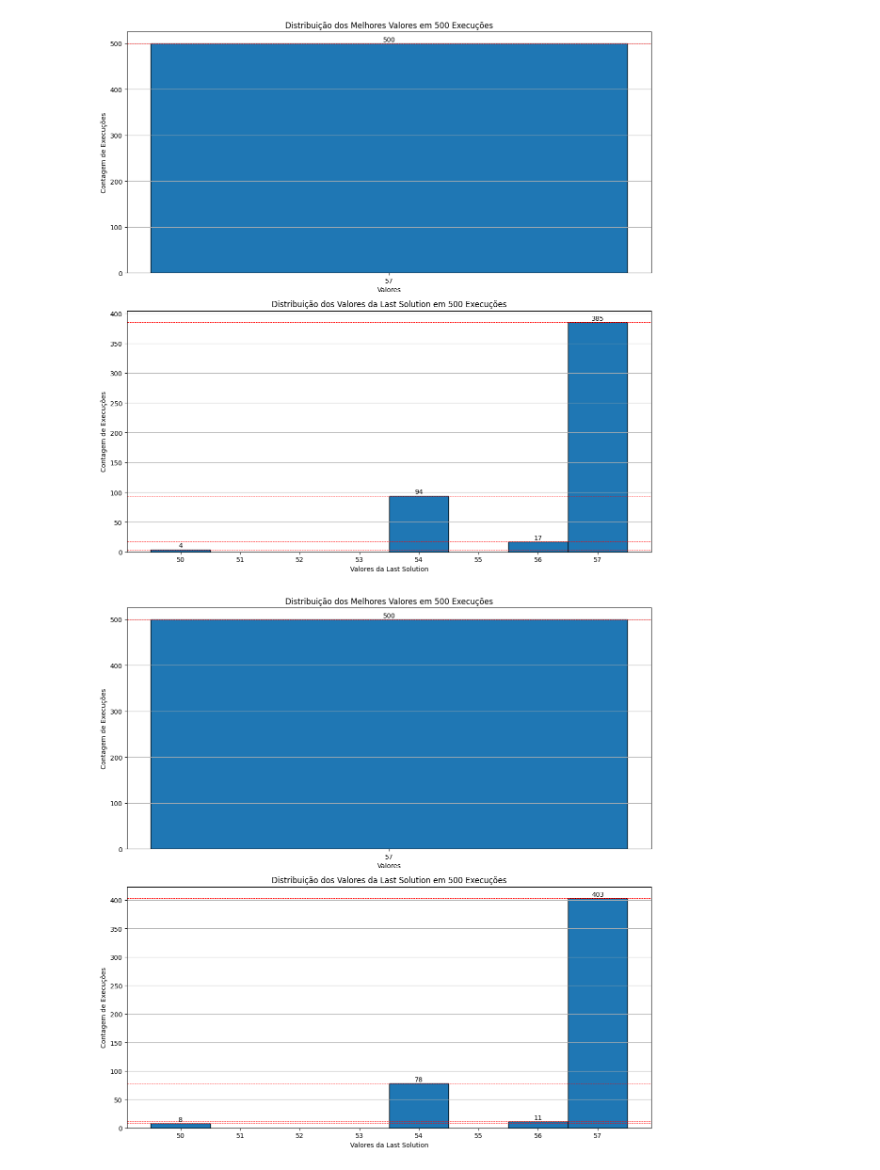
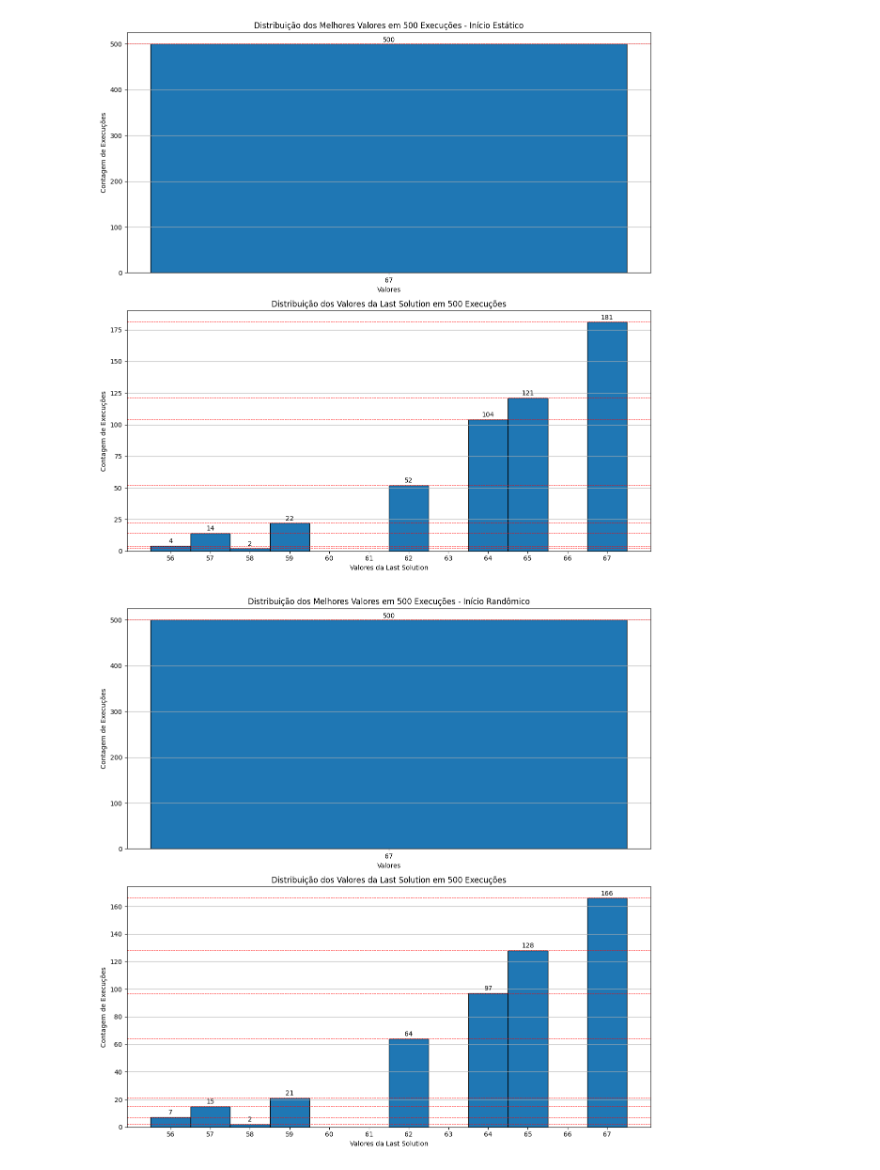
Before and after one commit to Nkamura/SI-Knapsack-problem, a Jupyter notebook: Better Alg.ipynb, the cells around one changed output. Saved outputs shown, nothing was run; the diff lists cells and outputs as text; code cells hidden in the pictures.

```diff
--- a/Better Alg.ipynb
+++ b/Better Alg.ipynb
@@ -20,8 +20,8 @@ import numpy as np
 
 def mochilaInicial(n):
     # Gerando valores aleatórios para pesos e valores dos itens
-    pesos = np.random.randint(0, 16, size=n)
-    valores = np.random.randint(0, 16, size=n)
+    pesos = np.random.randint(0, 20, size=n)
+    valores = np.random.randint(0, 20, size=n)
 
     # Construindo a matriz com pesos e valores
     matriz = np.array([pesos, valores])
@@ -333,7 +333,7 @@ plt.subplot(2, 1, 1)  # 2 linhas, 1 coluna, gráfico 1
 bars = plt.bar(unique_values, counts, width=1, edgecolor='black', align='center')
 plt.xlabel('Valores')
 plt.ylabel('Contagem de Execuções')
-plt.title(f'Distribuição dos Melhores Valores em {num_iterations} Execuções')
+plt.title(f'Distribuição dos Melhores Valores em {num_iterations} Execuções - Início Estático')
 plt.xticks(np.arange(min(unique_values), max(unique_values) + 1, 1))  # Eixo X de 1 em 1
 plt.grid(axis='y')  # Grade para facilitar a visualização
 
@@ -368,7 +368,7 @@ plt.savefig(output_path, format='jpg')
 
 plt.show()
 # %% [output]
-[figure, old version]
+[figure, new version]
 # %%
 import os
 import numpy as np
@@ -402,7 +402,7 @@ plt.subplot(2, 1, 1)  # 2 linhas, 1 coluna, gráfico 1
 bars = plt.bar(unique_values, counts, width=1, edgecolor='black', align='center')
 plt.xlabel('Valores')
 plt.ylabel('Contagem de Execuções')
-plt.title(f'Distribuição dos Melhores Valores em {num_iterations} Execuções')
+plt.title(f'Distribuição dos Melhores Valores em {num_iterations} Execuções - Início Randômico')
 plt.xticks(np.arange(min(unique_values), max(unique_values) + 1, 1))  # Eixo X de 1 em 1
 plt.grid(axis='y')  # Grade para facilitar a visualização
 
@@ -410,31 +410,31 @@ plt.grid(axis='y')  # Grade para facilitar a visualização
 for i in range(len(counts)):
     plt.axhline(y=counts[i], color='red', linestyle='--', linewidth=0.7)  # Linha pontilhada
     plt.text(unique_values[i], counts[i] + 1, str(counts[i]), ha='center', va='bottom')  # Adiciona o valor em cima da barra
 
 # Gráfico 2: Distribuição dos Valores da Last Solution
 unique_last_values, last_counts = np.unique(last_solution_values, return_counts=True)
 
 # Gráfico 2: Last Solution
 plt.subplot(2, 1, 2)  # 2 linhas, 1 coluna, gráfico 2
 bars_last = plt.bar(unique_last_values, last_counts, width=1, edgecolor='black', align='center')
 plt.xlabel('Valores da Last Solution')
 plt.ylabel('Contagem de Execuções')
 plt.title(f'Distribuição dos Valores da Last Solution em {num_iterations} Execuções')
 plt.xticks(np.arange(min(unique_last_values), max(unique_last_values) + 1, 1))  # Eixo X de 1 em 1
 plt.grid(axis='y')  # Grade para facilitar a visualização
 
 # Adicionar linhas pontilhadas nos valores do eixo Y
 for i in range(len(last_counts)):
     plt.axhline(y=last_counts[i], color='red', linestyle='--', linewidth=0.7)  # Linha pontilhada
     plt.text(unique_last_values[i], last_counts[i] + 1, str(last_counts[i]), ha='center', va='bottom')  # Valor em cima da barra
 
 # Ajustar layout
 plt.tight_layout()
 
 # Salvar o gráfico na pasta SolutionsGraphs em formato JPG
 output_path = os.path.join(output_folder, "Distribuicao_Valores_Init_Random.jpg")
 plt.savefig(output_path, format='jpg')
 
 plt.show()
 # %% [output]
-[figure, old version]
+[figure, new version]
```
Also changed, not shown: parts of 2 cells of this notebook, 2 other files.
